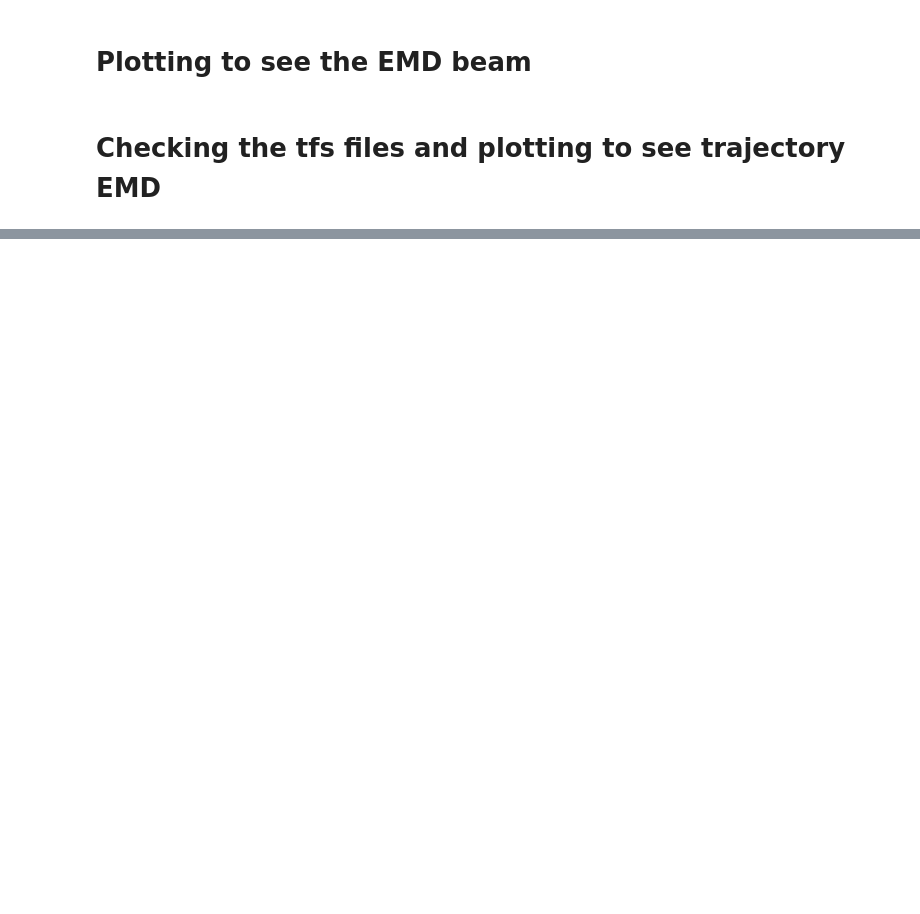
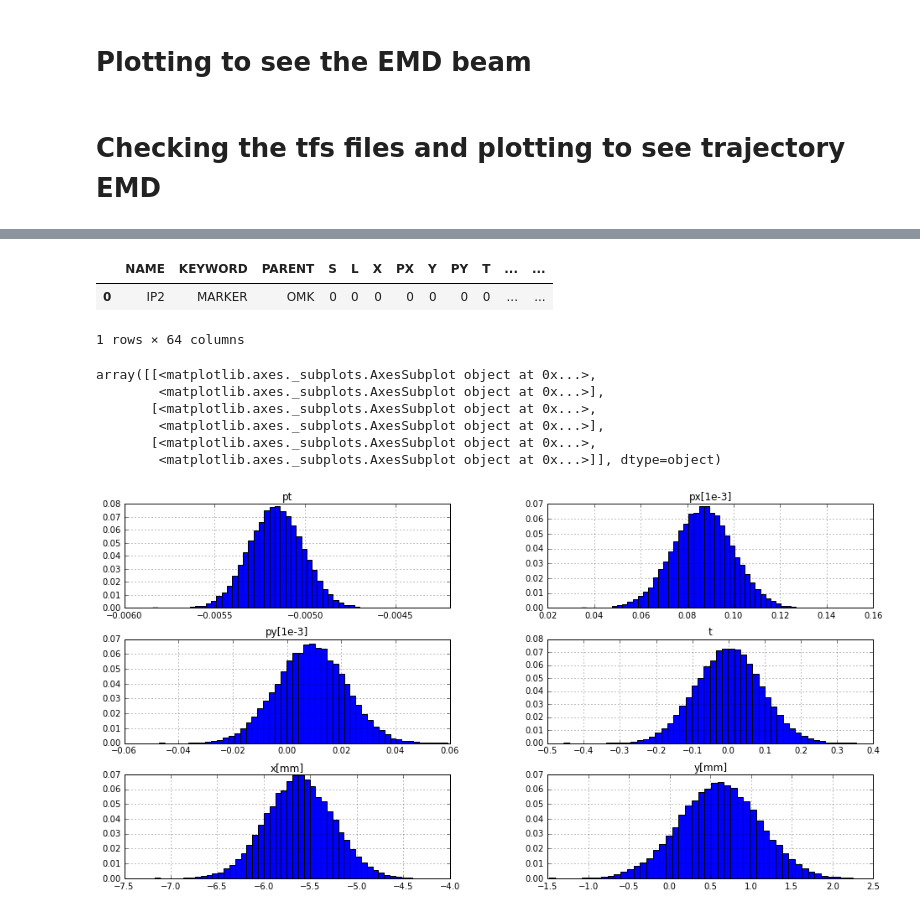
Before and after one commit to TMsangohan/Python_Tracking_Sec_Beams, a Jupyter notebook: EMDTracking.ipynb, the cells around one changed output, grey strips where cells are left out. Saved outputs shown, nothing was run; the diff lists cells and outputs as text; code cells hidden in the pictures; blank space fills up the shorter version.

```diff
--- a/EMDTracking.ipynb
+++ b/EMDTracking.ipynb
@@ -24,13 +53,21 @@ basetwissfilelist = [[madxmodule.Twiss('lhcb1',basefilelist[j][i],targetxc=bumpa
 # %%
-# initial parameters for BFPP
-initialdictlist = [[madxmodule.get_initial(fn,madxmodule.dpPb(-1,0)) for fn in basetwissfilelist[i]]
-                   for i in range(len(basetwissfilelist))]
-
 fileextlist = [['noerr-0p0']]
 
 transfermatrixfilelist = [
     [madxmodule.TransferMatrix('LHCB1','IP2','E.DS.R2.B1',initialdictlist[j][i],bumpamplist[j],"MQ.11R2.B1",
-                               corrlist,IPcycle='IP2',errorseq=errorstringlist[i],fileext=fileextlist[j][i],
+                               corrlist,fileloading=fileload,IPcycle='IP2',errorseq=errorstringlist[i],fileext=fileextlist[j][i],
                               beam=[madxmodule.MADX_Beam(1,seq='LHCB1',energy=82.*7000.),
                                     madxmodule.MADX_Beam(2,seq='LHCB2',energy=82.*7000.)]
                              ) for i in range(len(basetwissfilelist[j]))] for j in range(len(basefilelist))]
+
+# writing transfermatrixfilelist to file for importing and plotting
+dftransfermatrixfilelist       = [pd.DataFrame(pd.Series(data=transfermatrixfilelist[j]),columns=['filename'])
+                                  for j in range(len(transfermatrixfilelist))]
+
+for j in range(len(dftransfermatrixfilelist)):
+    dftransfermatrixfilelist[j].to_csv('transfermatrixfilenamelist'+ str(j) +'.csv',index=False)
+
+opt         = madxmodule.io.tfsDict(basetwissfilelist[0][0])
+prevelinex  = opt[0]["name"].index("LECL.11R2.B1")-1
+s0          = opt[0]['s'][prevelinex]
+print s0
@@ -67,4 +92,19 @@ DRIFT_57
 LECL.11R2.B1
+# %%
+import csv
+import scipy as sc
+import collections
+import glob
+import subprocess
+import datetime
+
+from matplotlib import pyplot as plt
+from matplotlib import rc, rcParams
+from matplotlib.patches import Rectangle
+
+from itertools import islice
+from scipy import constants as const
+df =pd.read_csv('lhcb1-twiss-emd.tfs',skiprows=range(47),delim_whitespace=True,names =madxmodule.MADtwissColumns["LHCTwiss"])
 # %%
 frontcollface = 3757.3775 # value provided by Cristina
 s = frontcollface- (df[df['NAME']=='IP2']['S'].values- df[df['NAME']=='IP1']['S'].values \
@@ -138,0 +168,16 @@ plt.show()
+# %%
+df[df['NAME']=='IP2']
+# %% [output]
+|  | NAME | KEYWORD | PARENT | S | L | X | PX | Y | PY | T | ... | ... |
+| 0 | IP2 | MARKER | OMK | 0 | 0 | 0 | 0 | 0 | 0 | 0 | ... | ... |
+1 rows × 64 columns
+# %%
+outdf.hist(figsize=(16,8), bins=50,weights=[1/float(npart) for i in range(len(outdf))])
+# %% [output]
+array([[<matplotlib.axes._subplots.AxesSubplot object at 0x...>,
+        <matplotlib.axes._subplots.AxesSubplot object at 0x...>],
+       [<matplotlib.axes._subplots.AxesSubplot object at 0x...>,
+        <matplotlib.axes._subplots.AxesSubplot object at 0x...>],
+       [<matplotlib.axes._subplots.AxesSubplot object at 0x...>,
+        <matplotlib.axes._subplots.AxesSubplot object at 0x...>]], dtype=object)
+[figure, added]
```
Also changed, not shown: parts of 9 cells of this notebook.
